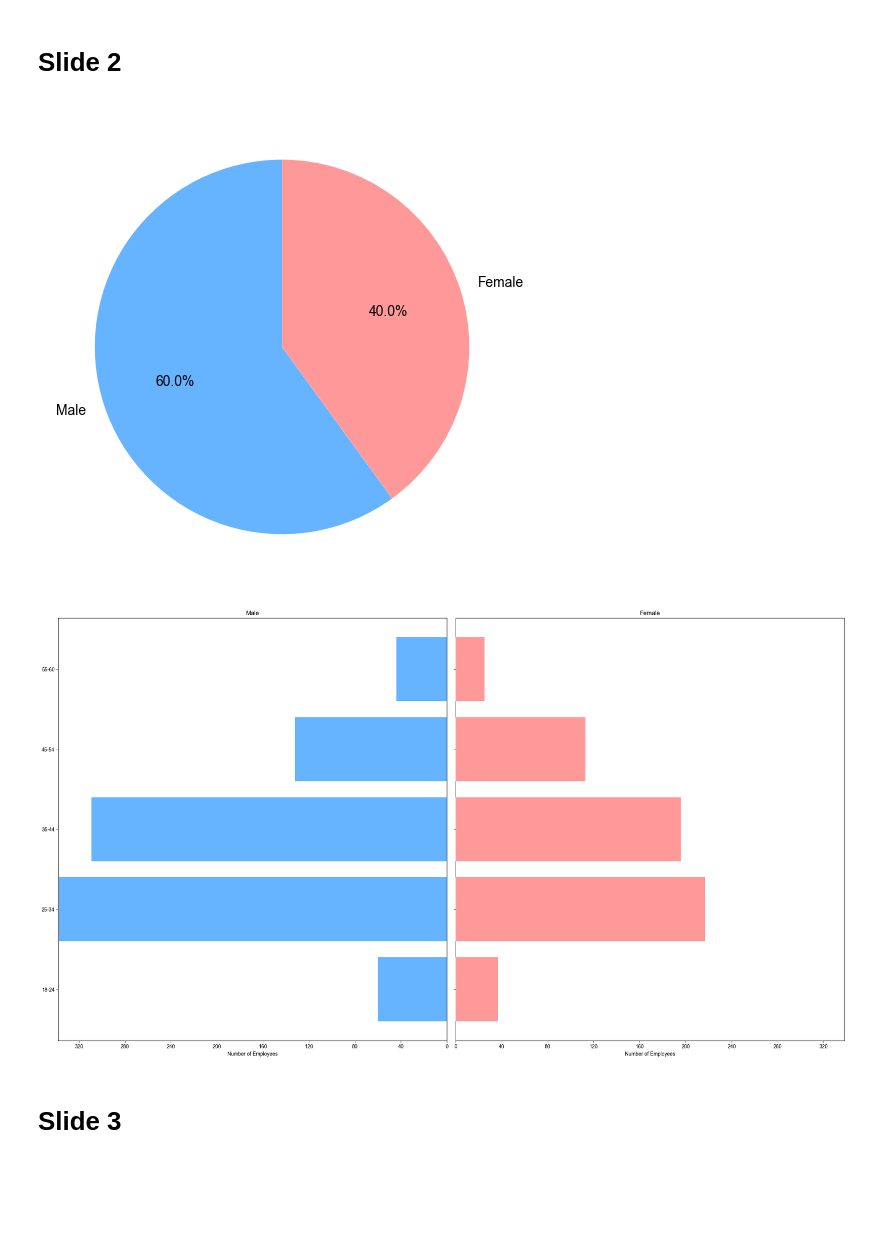
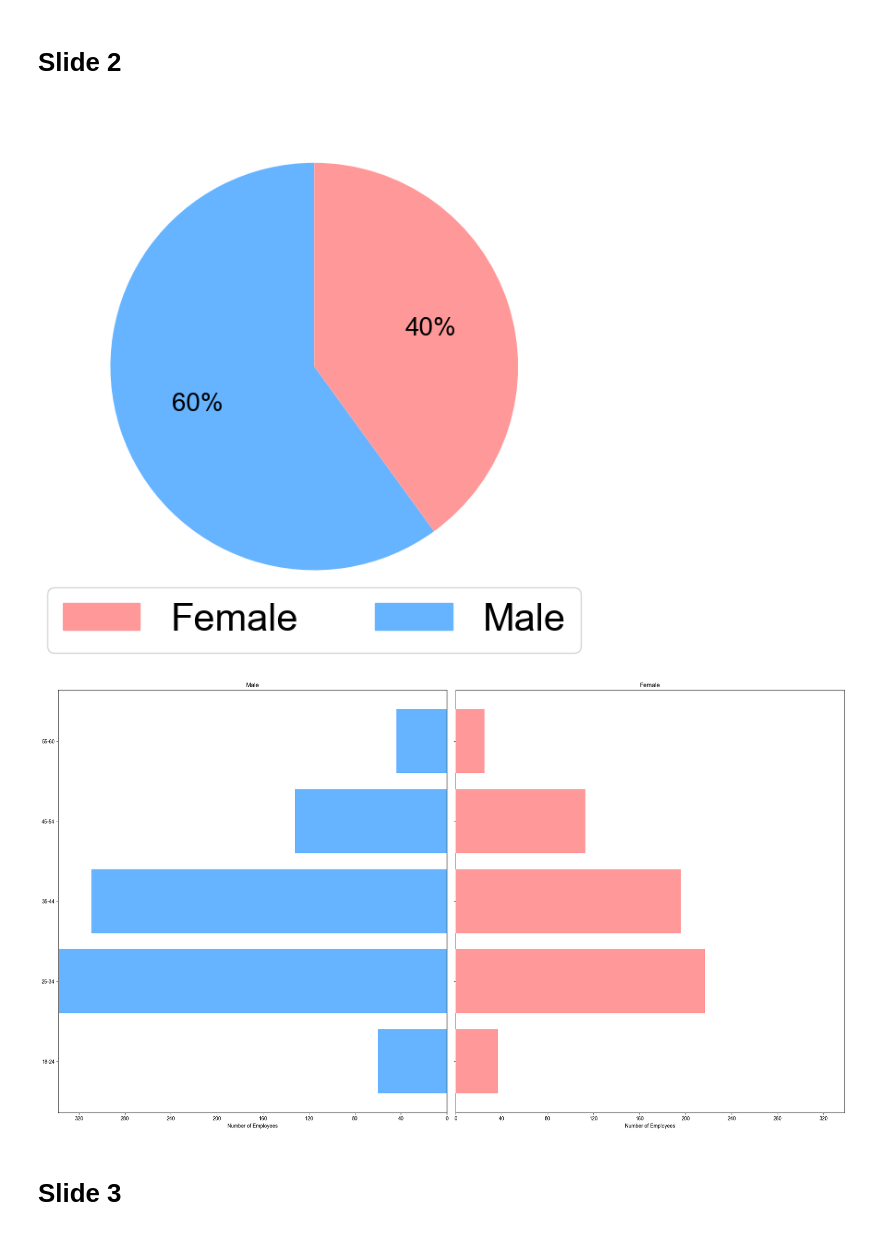
Before and after one commit to HiIamInfi/ibm-hr-data-challenge, a Jupyter notebook: src/visuals.ipynb, the cells around one changed output. Saved outputs shown, nothing was run; the diff lists cells and outputs as text; code cells hidden in the pictures; blank space fills up the shorter version.

Commit message:
pie chart finalized

```diff
--- a/src/visuals.ipynb
+++ b/src/visuals.ipynb
@@ -23,9 +24,16 @@ gender_counts = ibm_df['Gender'].value_counts()
 
 # 1. Pie Chart for Gender Distribution
 plt.figure(figsize=(6.74, 6.08))
-plt.pie(gender_counts, labels=gender_counts.index, autopct='%1.1f%%', startangle=90, colors=[COLOR_MALE, COLOR_FEMALE])
+plt.pie(gender_counts, labels=None, autopct='%1.0f%%', startangle=90, colors=[COLOR_MALE, COLOR_FEMALE], textprops={'fontsize': 20})
 plt.title('')
 plt.ylabel('') # Hide the y-label
+
+female_patch_pie = mpatches.Patch(color=COLOR_FEMALE, label='Female')
+male_patch_pie = mpatches.Patch(color=COLOR_MALE, label='Male')
+
+plt.legend(handles=[female_patch_pie, male_patch_pie], loc='lower center', bbox_to_anchor=(0.5, -0.1), ncol=2, fontsize=30)
+
+plt.tight_layout()
 plt.savefig('reports/gender_pie_chart_subset.png', dpi=RESOLUTION)
 
 # 2. Population Pyramid for Age Distribution
@@ -44,34 +52,34 @@ all_labels = ibm_df['AgeGroup'].cat.categories
 male_counts = male_counts.reindex(all_labels, fill_value=0)
 female_counts = female_counts.reindex(all_labels, fill_value=0)
 
 # Create the population pyramid plot
 y = np.arange(len(labels))
 fig, axes = plt.subplots(ncols=2, sharey=True, figsize=(22.25, 13.19))
 
 # Plot male data
 axes[0].barh(y, -male_counts, align='center', color='#66b3ff', zorder=10)
 axes[0].set(title='Male')
 axes[0].set_xlabel('Number of Employees')
 max_count = max(male_counts.max(), female_counts.max())
 axes[0].set_xlim(left=-max_count-1, right=0)
 axes[0].xaxis.set_major_formatter(plt.FuncFormatter(lambda x, _: f'{abs(int(x))}'))
 axes[0].xaxis.set_major_locator(plt.MaxNLocator(integer=True))
 
 # Plot female data
 axes[1].barh(y, female_counts, align='center', color='#ff9999', zorder=10)
 axes[1].set(title='Female')
 axes[1].set_xlabel('Number of Employees')
 axes[1].set_xlim(left=0, right=max_count+1)
 axes[1].xaxis.set_major_locator(plt.MaxNLocator(integer=True))
 
 # Adjust layout and labels
 fig.suptitle('')
 plt.yticks(y, labels)
 plt.tight_layout()
 plt.subplots_adjust(top=0.92)
 plt.savefig('reports/population_pyramid_subset.png', dpi=RESOLUTION)
 # %% [output]
-[figure, old version]
+[figure, new version]
 [figure]
 # %% [markdown]
 # Slide 3
```
Also changed, not shown: parts of 1 cell of this notebook, 1 other file.
